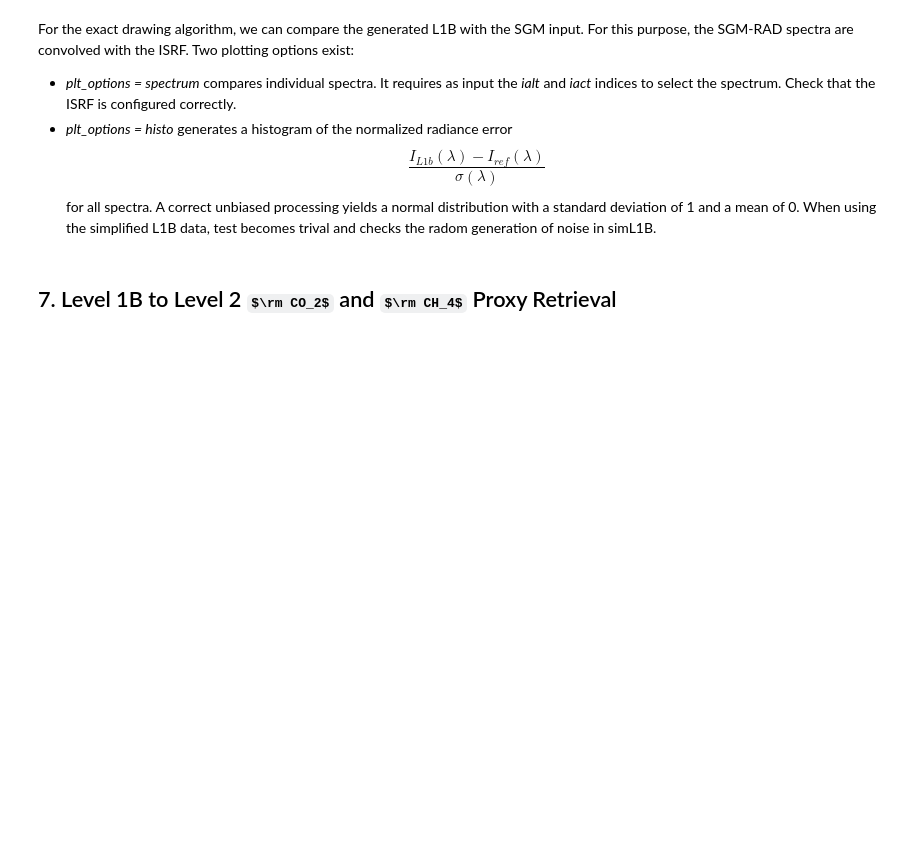
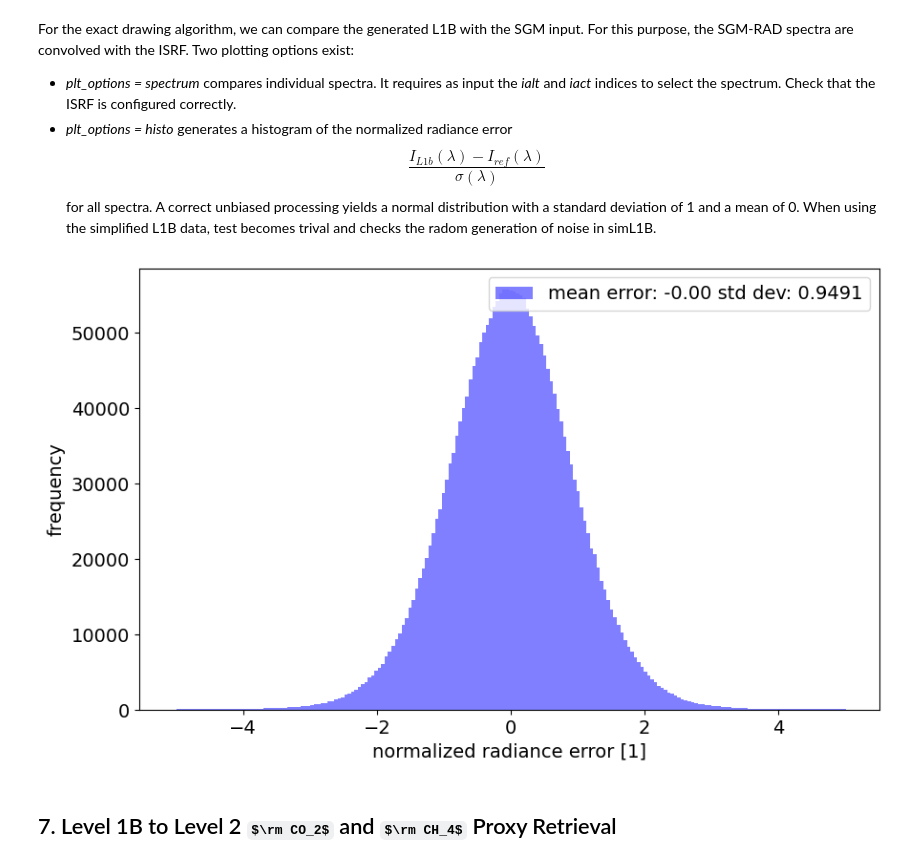
Before and after one commit to undomained/teds, a Jupyter notebook: examples/exp1_full_chain/exp1.0_full_chain_baseline_drawing.ipynb, the cells around one changed output. Saved outputs shown, nothing was run; the diff lists cells and outputs as text; code cells hidden in the pictures; some formulas as TeX source; blank space fills up the shorter version.

```diff
--- a/examples/exp1_full_chain/exp1.0_full_chain_baseline_drawing.ipynb
+++ b/examples/exp1_full_chain/exp1.0_full_chain_baseline_drawing.ipynb
@@ -212,27 +337,32 @@ When using the simplified L1B data, test becomes trival and checks the radom gen
 # %%
 if(pam_l1b):
     siml1b_config= yaml.safe_load(open('./settings/siml1b_config.yaml'))
     filen_l1b = siml1b_config['io_files']['output_l1b']
 
     #l1al1b_config= yaml.safe_load(open('./settings/l1al1b_config.yaml'))
     #filen_l1b = l1al1b_config['io']['l1b']
 
     filen_sgmrad = siml1b_config['io_files']['input_sgm']
     isrf_config={}
     isrf_config['type'] = 'Gaussian'  #type of ISRF, currently only Gaussian or generalized_normal
     isrf_config['fwhm'] = 0.45        #fwhm [nm]
     plt_options = 'spectrum'
-    ialt,iact =(1,35)                 #onoly needed in case of plt_options = spectrum
+    bin_spectra = 5                   #for reference, the act binning factor of the SGM spectra
+    ialt,iact =(1,35)                 #only needed in case of plt_options = spectrum, iact index refers to ACT binned data
     plt_options  = 'histo'
-    err_bounds   = [-4,4]             #error bounds for histogram analysis (remove outliers), must be symmetric
+    err_bounds   = [-5,5]           #error bounds for histogram analysis (remove outliers), must be symmetric
     spec_nominal = False              #True means plotting only nominal spectral range [1590-1675]
     pam_co2.pam_l1b(filen_l1b,
                     filen_sgmrad,
                     isrf_config,
                     plt_options,
-                    ialt, iact,
+                    ialt,
+                    iact,
+                    bin_spectra,
                     spec_nominal,
                     err_bounds)
+# %% [output]
+[figure, added]
 # %% [markdown]
 ## 7. Level 1B to Level 2 $\rm CO_2$ and $\rm CH_4$ Proxy Retrieval
 # %% [markdown]
```
Also changed, not shown: parts of 13 cells of this notebook, 1 other file.
